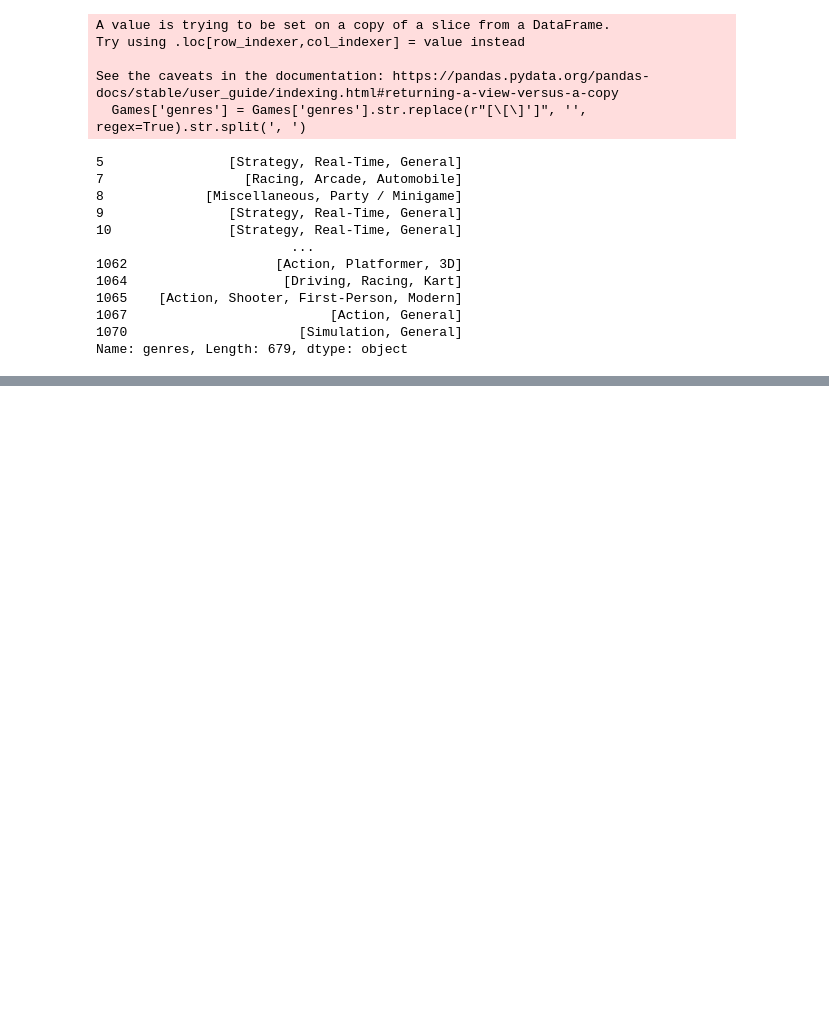
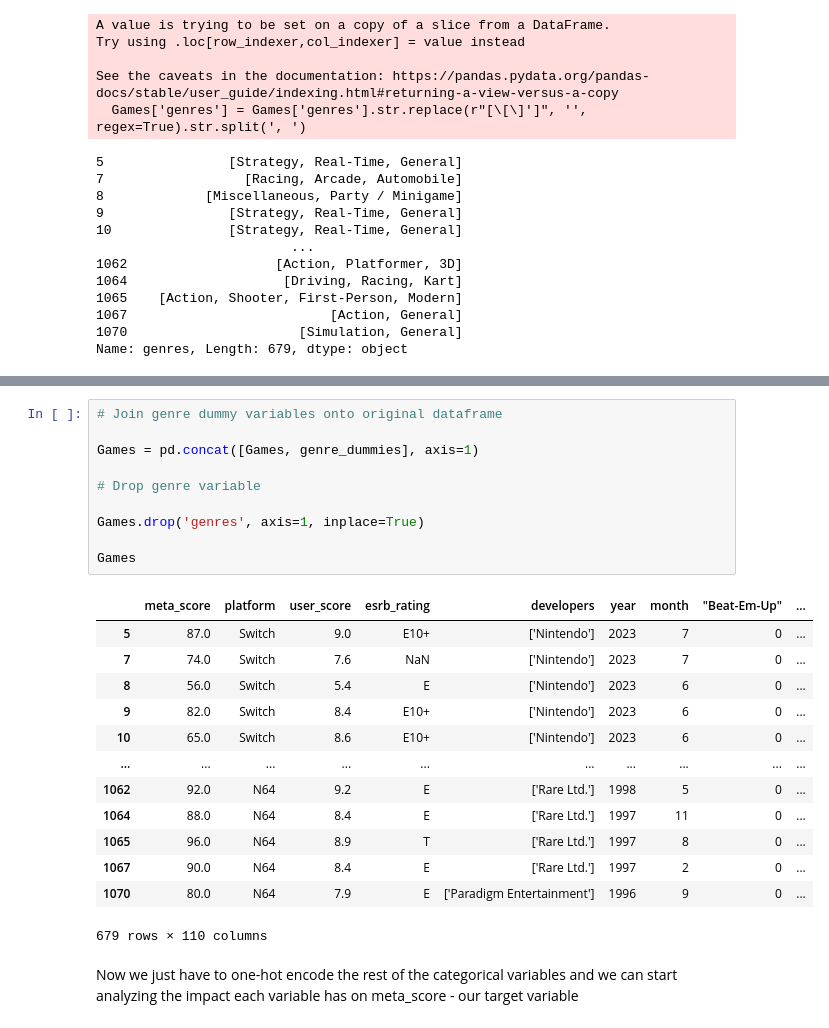
Before and after one commit to brianellis1997/Nintendo_Games, a Jupyter notebook: Analysis.ipynb, the cells around one changed output, grey strips where cells are left out. Saved outputs shown, nothing was run; the diff lists cells and outputs as text; blank space fills up the shorter version.

```diff
--- a/Analysis.ipynb
+++ b/Analysis.ipynb
@@ -321,0 +325,26 @@ Games.explode('genres', ignore_index=True)
+# %%
+# Join genre dummy variables onto original dataframe
+
+Games = pd.concat([Games, genre_dummies], axis=1)
+
+# Drop genre variable
+
+Games.drop('genres', axis=1, inplace=True)
+
+Games
+# %% [output]
+|  | meta_score | platform | user_score | esrb_rating | developers | year | month | "Beat-Em-Up" | ... |
+| 5 | 87.0 | Switch | 9.0 | E10+ | ['Nintendo'] | 2023 | 7 | 0 | ... |
+| 7 | 74.0 | Switch | 7.6 | NaN | ['Nintendo'] | 2023 | 7 | 0 | ... |
+| 8 | 56.0 | Switch | 5.4 | E | ['Nintendo'] | 2023 | 6 | 0 | ... |
+| 9 | 82.0 | Switch | 8.4 | E10+ | ['Nintendo'] | 2023 | 6 | 0 | ... |
+| 10 | 65.0 | Switch | 8.6 | E10+ | ['Nintendo'] | 2023 | 6 | 0 | ... |
+| ... | ... | ... | ... | ... | ... | ... | ... | ... | ... |
+| 1062 | 92.0 | N64 | 9.2 | E | ['Rare Ltd.'] | 1998 | 5 | 0 | ... |
+| 1064 | 88.0 | N64 | 8.4 | E | ['Rare Ltd.'] | 1997 | 11 | 0 | ... |
+| 1065 | 96.0 | N64 | 8.9 | T | ['Rare Ltd.'] | 1997 | 8 | 0 | ... |
+| 1067 | 90.0 | N64 | 8.4 | E | ['Rare Ltd.'] | 1997 | 2 | 0 | ... |
+| 1070 | 80.0 | N64 | 7.9 | E | ['Paradigm Entertainment'] | 1996 | 9 | 0 | ... |
+679 rows × 110 columns
+# %% [markdown]
+Now we just have to one-hot encode the rest of the categorical variables and we can start analyzing the impact each variable has on meta_score - our target variable
```
Also changed, not shown: parts of 5 cells of this notebook.
